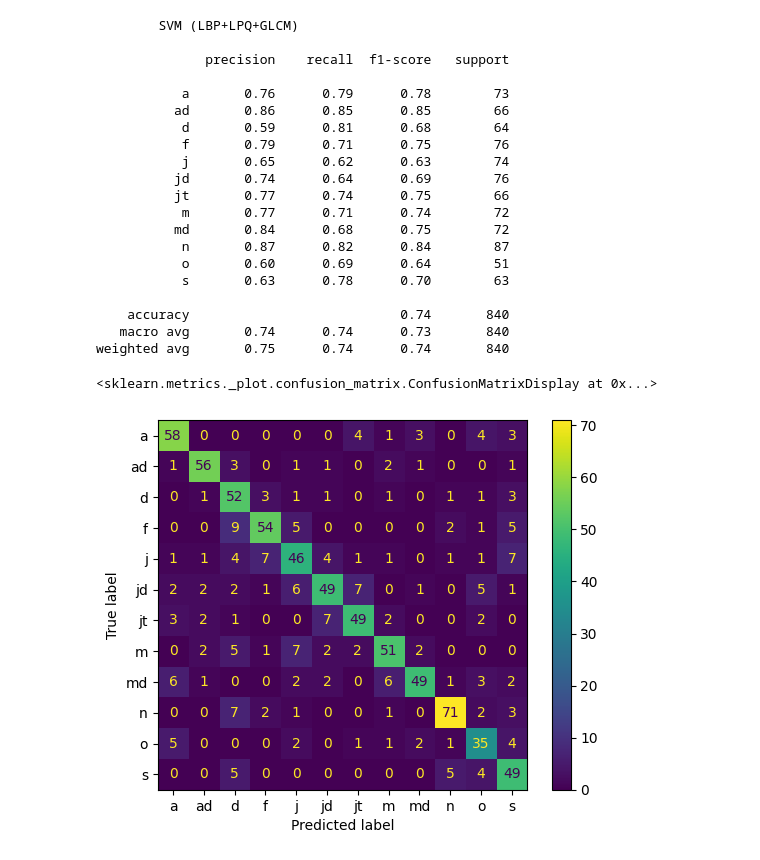
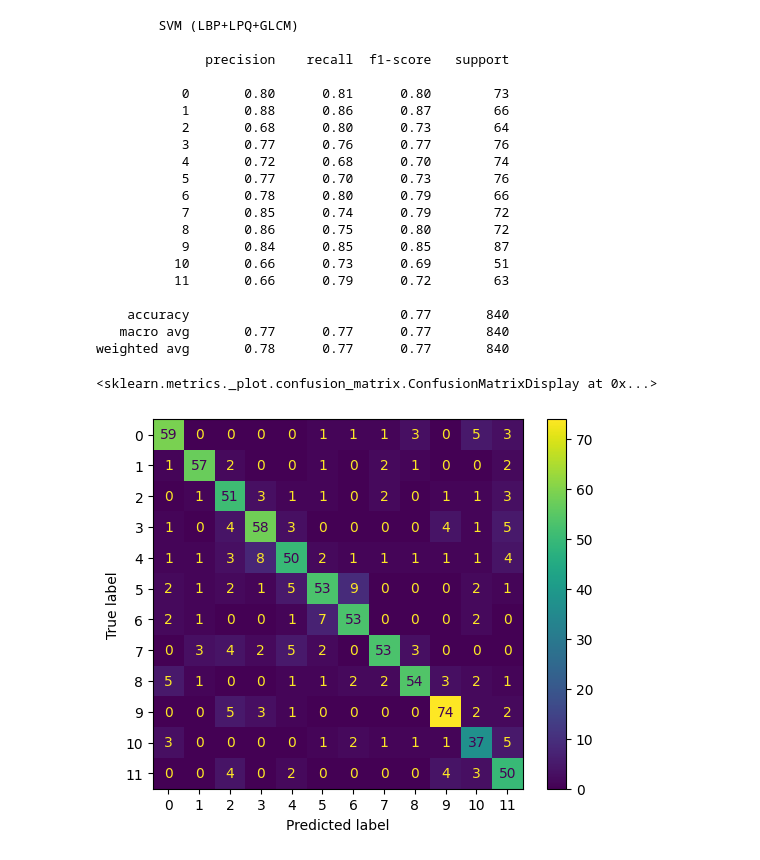
Before and after one commit to alguiguilo098/Trabalho-Final-Inteligencia-Computacional, a Jupyter notebook: main.ipynb, the cells around one changed output. Cells and saved outputs as stored; diff of their text form; code cells hidden in the pictures.

```diff
--- a/main.ipynb
+++ b/main.ipynb
@@ -87,21 +88,24 @@ pipe=Pipeline(steps=[("scalar",StandardScaler()),
 
 
 parameters = {
-    "pca__n_components":[16,32,64,128],
+    "pca__n_components":[16,32,64,128,256,280,300,1024,2048],
     "pca__svd_solver":['auto', 'full', 'arpack', 'randomized'],
-    "model__coef0": [0,1,2,3,4,5],
-    "model__degree": [1,2,3,4,5],
+    "model__coef0": [0,1,2,3,4,5,10,15,20],
+    "model__degree": [1,2,3,4,5,10,15,18,20],
     "model__kernel": ['poly',"rbf","sigmoid"],
-    "model__C": loguniform(1e-2, 1e1),
+    "model__C": loguniform(1e-5, 1e3),
     "model__gamma": ["scale", "auto"],
-    "model__tol": loguniform(1e-3, 1e-1),
+    "model__tol": loguniform(1e-5, 1e-1),
 }
 # %%
-NOTOPTPARAMATERS=False
+
+NOTOPTPARAMATERS=True
+svmlbp_lpq=None
 
 if NOTOPTPARAMATERS:
-    svmlbp_lpq=pickle.load("./Models/svm_LBP_LPQ_GLCM.pkl")
+    with open("./Models/svm_LBP_LPQ_GLCM.pkl",mode="rb") as f:
+        svmlbp_lpq=pickle.load(f)
 else:
-    svmlbp_lpq=randomgridsearchotimizator(parameters=parameters,pipe=pipe,scoring="f1_macro",cvparts=5,n_iter=15)
+    svmlbp_lpq=randomgridsearchotimizator(parameters=parameters,pipe=pipe,scoring="f1_macro",cvparts=5,n_iter=30)
 # %%
 svmlbp_lpq.fit(X=X_train_model,y=y_train)
@@ -134,30 +142,30 @@ ypredsvmglcm=svmlbp_lpq.predict(X=X_test_model)
 # %%
 print("\tSVM (LBP+LPQ+GLCM) \n")
-print(classification_report(y_test,y_pred=ypredsvmglcm)+"\n")
+print(classification_report(ln_y_teste_svm,y_pred=ypredsvmglcm)+"\n")
 # %% [output]
         SVM (LBP+LPQ+GLCM)
 
               precision    recall  f1-score   support
 
-           a       0.76      0.79      0.78        73
-          ad       0.86      0.85      0.85        66
-           d       0.59      0.81      0.68        64
-           f       0.79      0.71      0.75        76
-           j       0.65      0.62      0.63        74
-          jd       0.74      0.64      0.69        76
-          jt       0.77      0.74      0.75        66
-           m       0.77      0.71      0.74        72
-          md       0.84      0.68      0.75        72
-           n       0.87      0.82      0.84        87
-           o       0.60      0.69      0.64        51
-           s       0.63      0.78      0.70        63
+           0       0.80      0.81      0.80        73
+           1       0.88      0.86      0.87        66
+           2       0.68      0.80      0.73        64
+           3       0.77      0.76      0.77        76
+           4       0.72      0.68      0.70        74
+           5       0.77      0.70      0.73        76
+           6       0.78      0.80      0.79        66
+           7       0.85      0.74      0.79        72
+           8       0.86      0.75      0.80        72
+           9       0.84      0.85      0.85        87
+          10       0.66      0.73      0.69        51
+          11       0.66      0.79      0.72        63
 
-    accuracy                           0.74       840
-   macro avg       0.74      0.74      0.73       840
-weighted avg       0.75      0.74      0.74       840
+    accuracy                           0.77       840
+   macro avg       0.77      0.77      0.77       840
+weighted avg       0.78      0.77      0.77       840
 # %%
-ConfusionMatrixDisplay.from_predictions(y_test,y_pred=ypredsvmglcm)
+ConfusionMatrixDisplay.from_predictions(ln_y_test,y_pred=ypredsvmglcm)
 # %% [output]
 <sklearn.metrics._plot.confusion_matrix.ConfusionMatrixDisplay at 0x...>
-[figure, old version]
+[figure, new version]
 # %%
```
Also changed, not shown: parts of 10 cells of this notebook, 1 other file.
